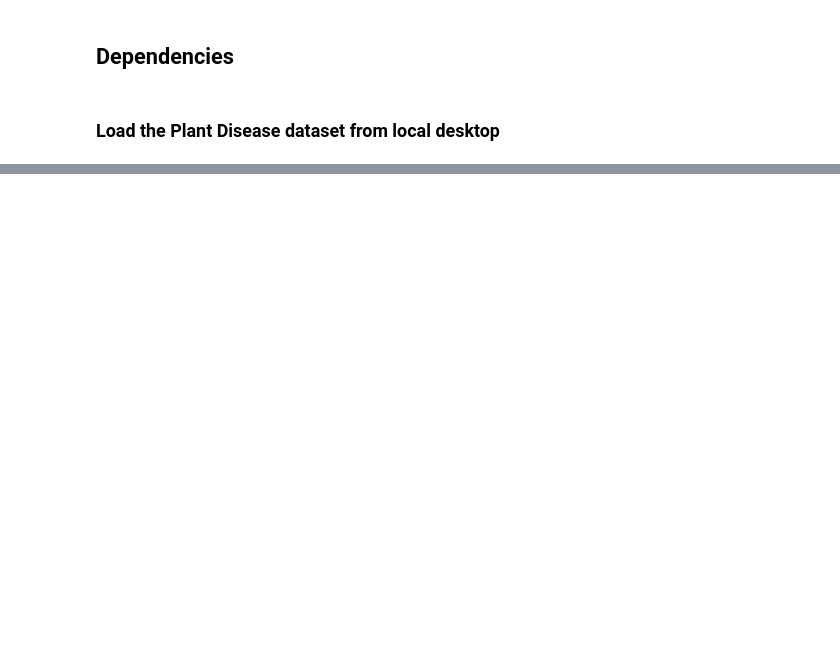
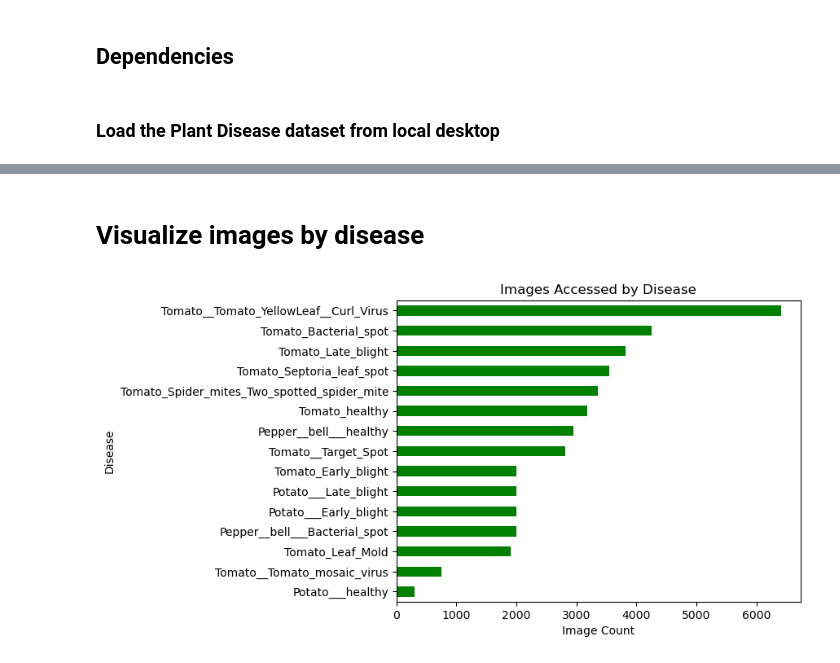
Before and after one commit to gfoley15/whats_killing_my_tomatoes, a Jupyter notebook: Code/01_Image_Normalization.ipynb, the cells around one changed output, grey strips where cells are left out. Drawn from its saved outputs; the diff is of its cells as text; code cells hidden in the pictures; blank space fills up the shorter version.

```diff
--- a/Code/01_Image_Normalization.ipynb
+++ b/Code/01_Image_Normalization.ipynb
@@ -16 +14,3 @@ base_dir = r'C:\Users\gfoley\OneDrive - Epiq Inc\Desktop\Plant Project\archive\P
+# %%
+base_dir = r'ENTER YOUR FILE PATH HERE'
 # %%
@@ -95,3 +130,6 @@ df_scaled_images['label'].unique().tolist()
  'Tomato__Target_Spot',
  'Tomato__Tomato_mosaic_virus',
  'Tomato__Tomato_YellowLeaf__Curl_Virus']
+# %%
+label_count = df_scaled_images['label'].value_counts().sort_values(ascending=True)
+label_count
@@ -97,0 +154,12 @@ df_scaled_images['label'].unique().tolist()
+# %% [markdown]
+# Visualize images by disease
+# %%
+import matplotlib.pyplot as plt
+label_count.plot(kind='barh', color='green')
+plt.title('Images Accessed by Disease')
+plt.xlabel('Image Count')
+plt.ylabel('Disease')
+plt.savefig('..\Output\images_accessed_by_disease.png',  dpi=300, bbox_inches='tight')
+plt.show()
+# %% [output]
+[figure, added]
```
Also changed, not shown: parts of 12 cells of this notebook, 2 other files.
